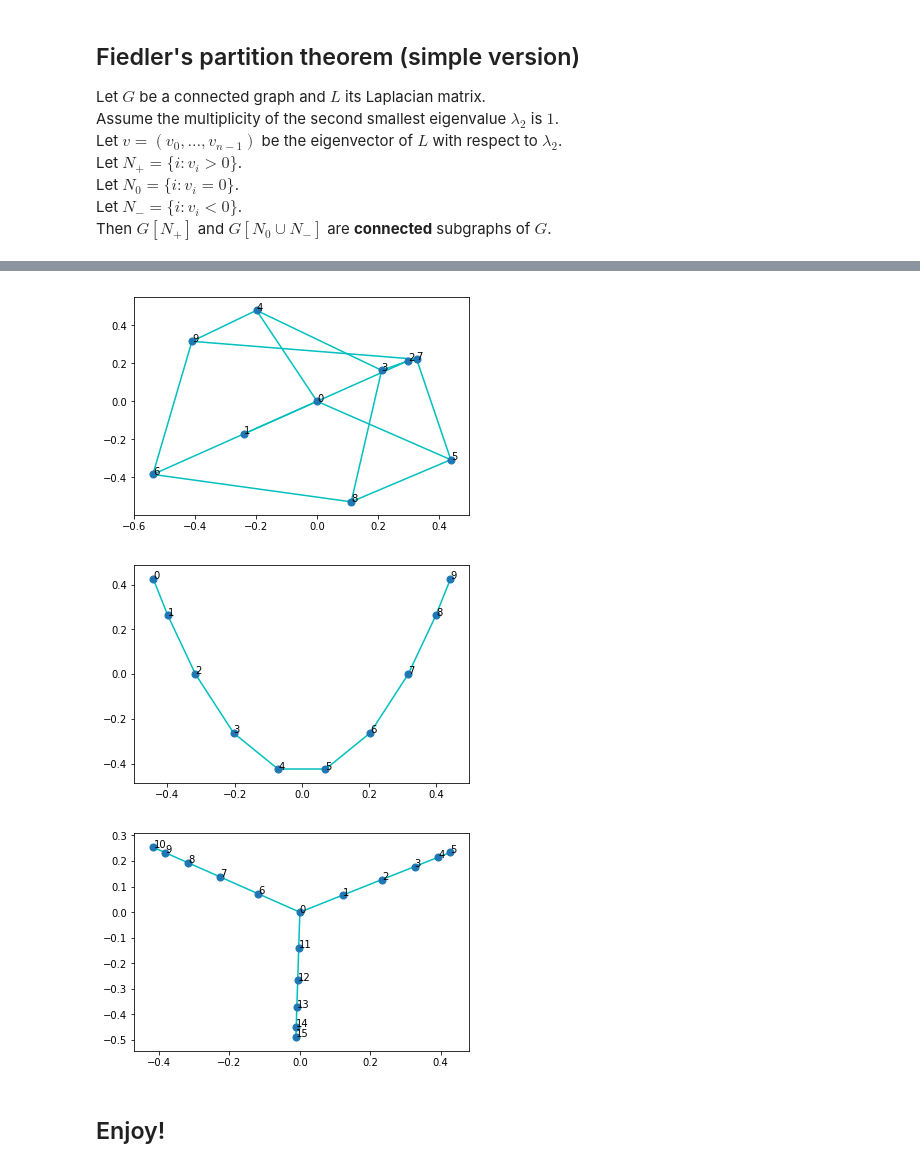
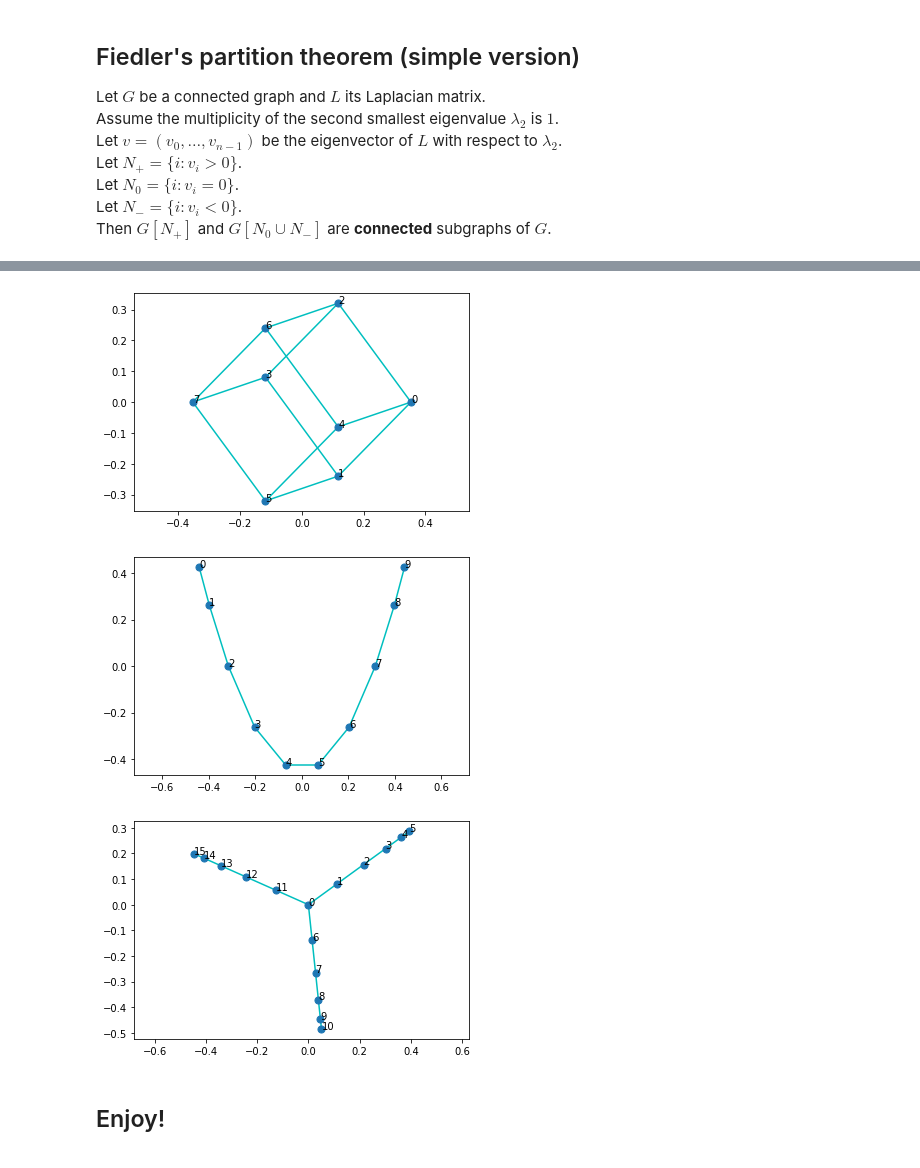
Before and after one commit to jephianlin/SageableMath, a Jupyter notebook: ModularSage/SageMath_on_Spectral_Graph_Theory.ipynb, the cells around one changed output, grey strips where cells are left out. Saved outputs shown, nothing was run; the diff lists cells and outputs as text; code cells hidden in the pictures.

```diff
--- a/ModularSage/SageMath_on_Spectral_Graph_Theory.ipynb
+++ b/ModularSage/SageMath_on_Spectral_Graph_Theory.ipynb
@@ -447,12 +447,20 @@ for i,j in g.edges(labels=False):
 # %%
-def Laplacian_2_embedding(g):
+def Laplacian_2_embedding(g, normalized=False):
     n = g.order()
     L = g.laplacian_matrix()
-    lam, Y = LA.eigh(L,eigvals=(1,2))
+    if normalized:
+        diag = [L[i,i] for i in range(n)]
+        D = diagonal_matrix(diag)
+        lam, Y = LA.eigh(L, D, eigvals=(1,2))
+    else:
+        lam, Y = LA.eigh(L,eigvals=(1,2))
+
     x,y = Y.T
 
     fig = plt.figure()
-    ax = plt.subplot(1,1,1)
+    plt.axis('equal')
+    ax = plt.gca()
+#     ax = plt.subplot(1,1,1)
     ### plot points
     ax.scatter(x,y,s=50, zorder=3)
     ### add vertex labels
@@ -464,15 +472,16 @@ def Laplacian_2_embedding(g):
 
     #return fig
 # %%
-g = graphs.PetersenGraph()
-Laplacian_2_embedding(g)
+g = graphs.CubeGraph(3)
+g.relabel()
+Laplacian_2_embedding(g, normalized=True)
 # %% [output]
-[figure, old version]
+[figure, new version]
 # %%
 g = graphs.PathGraph(10)
 Laplacian_2_embedding(g)
 # %% [output]
-[figure, old version]
+[figure, new version]
 # %%
 k = 5 ### length of each branch
 b = 3 ### number of branches
@@ -483,6 +492,6 @@ for i in range(b):
         g.add_edge(i*k+1+j,i*k+1+j+1)
 Laplacian_2_embedding(g)
 # %% [output]
-[figure, old version]
+[figure, new version]
 # %% [markdown]
 ## Enjoy!
```
Also changed, not shown: parts of 16 cells of this notebook.
